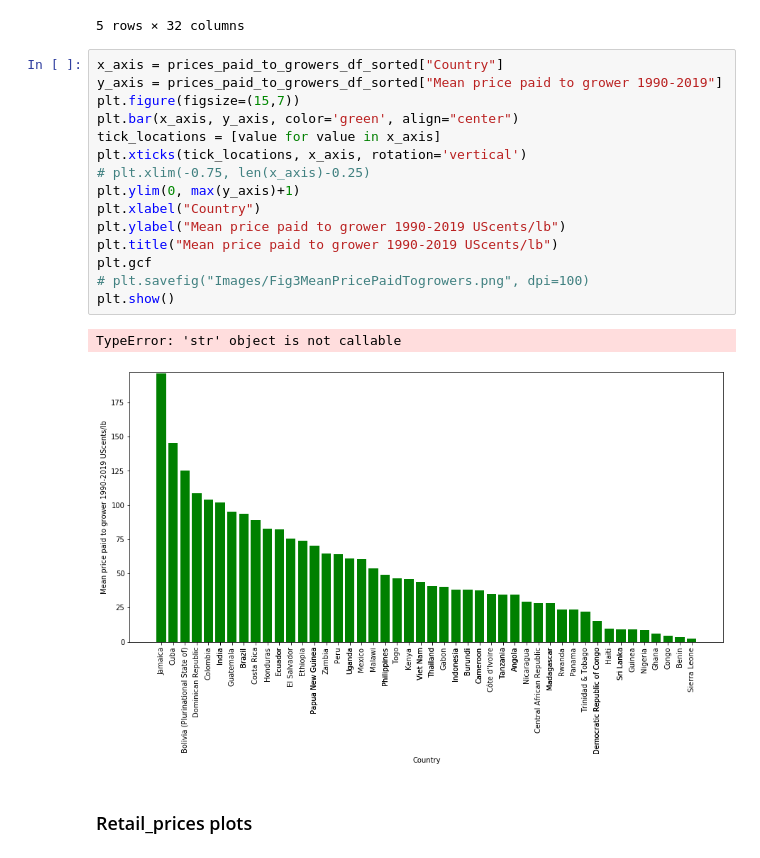
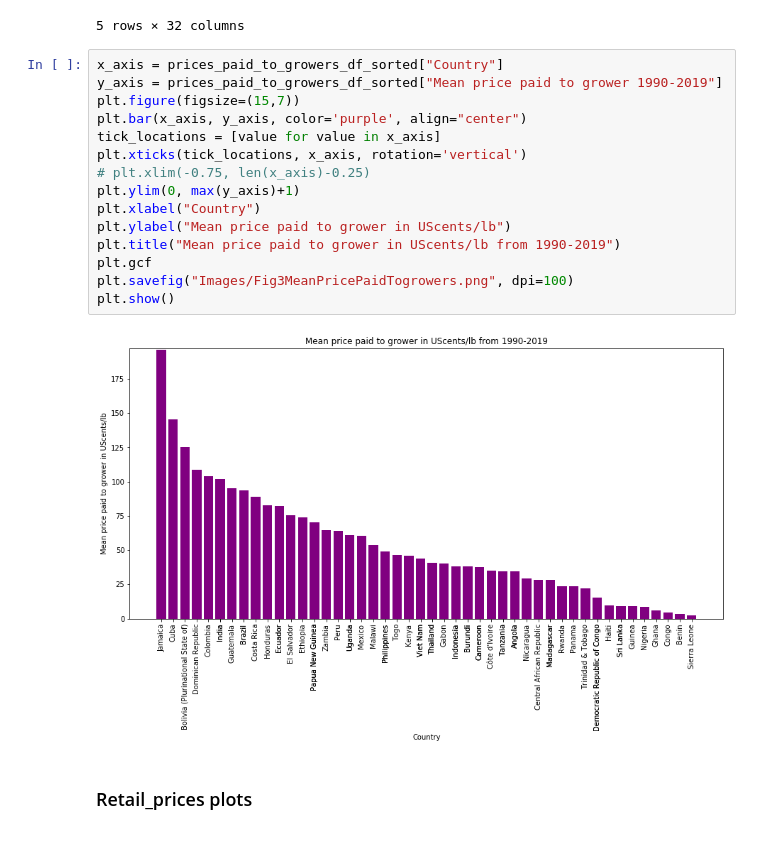
Before and after one commit to SandraBotica/Project-3, a Jupyter notebook: coffee_data.ipynb, the cells around one changed output. Saved outputs shown, nothing was run; the diff lists cells and outputs as text.

Commit message:
images added

```diff
--- a/coffee_data.ipynb
+++ b/coffee_data.ipynb
@@ -217,21 +217,20 @@ prices_paid_to_growers_df_sorted.head()
 # %%
 x_axis = prices_paid_to_growers_df_sorted["Country"]
 y_axis = prices_paid_to_growers_df_sorted["Mean price paid to grower 1990-2019"]
 plt.figure(figsize=(15,7))
-plt.bar(x_axis, y_axis, color='green', align="center")
+plt.bar(x_axis, y_axis, color='purple', align="center")
 tick_locations = [value for value in x_axis]
 plt.xticks(tick_locations, x_axis, rotation='vertical')
 # plt.xlim(-0.75, len(x_axis)-0.25)
 plt.ylim(0, max(y_axis)+1)
 plt.xlabel("Country")
-plt.ylabel("Mean price paid to grower 1990-2019 UScents/lb")
-plt.title("Mean price paid to grower 1990-2019 UScents/lb")
+plt.ylabel("Mean price paid to grower in UScents/lb")
+plt.title("Mean price paid to grower in UScents/lb from 1990-2019")
 plt.gcf
-# plt.savefig("Images/Fig3MeanPricePaidTogrowers.png", dpi=100)
+plt.savefig("Images/Fig3MeanPricePaidTogrowers.png", dpi=100)
 plt.show()
 # %% [output]
-TypeError: 'str' object is not callable
-[figure, old version]
+[figure, new version]
 # %% [markdown]
 ### Retail_prices plots
 # %%
```
Also changed, not shown: parts of 8 cells of this notebook, 5 other files.
